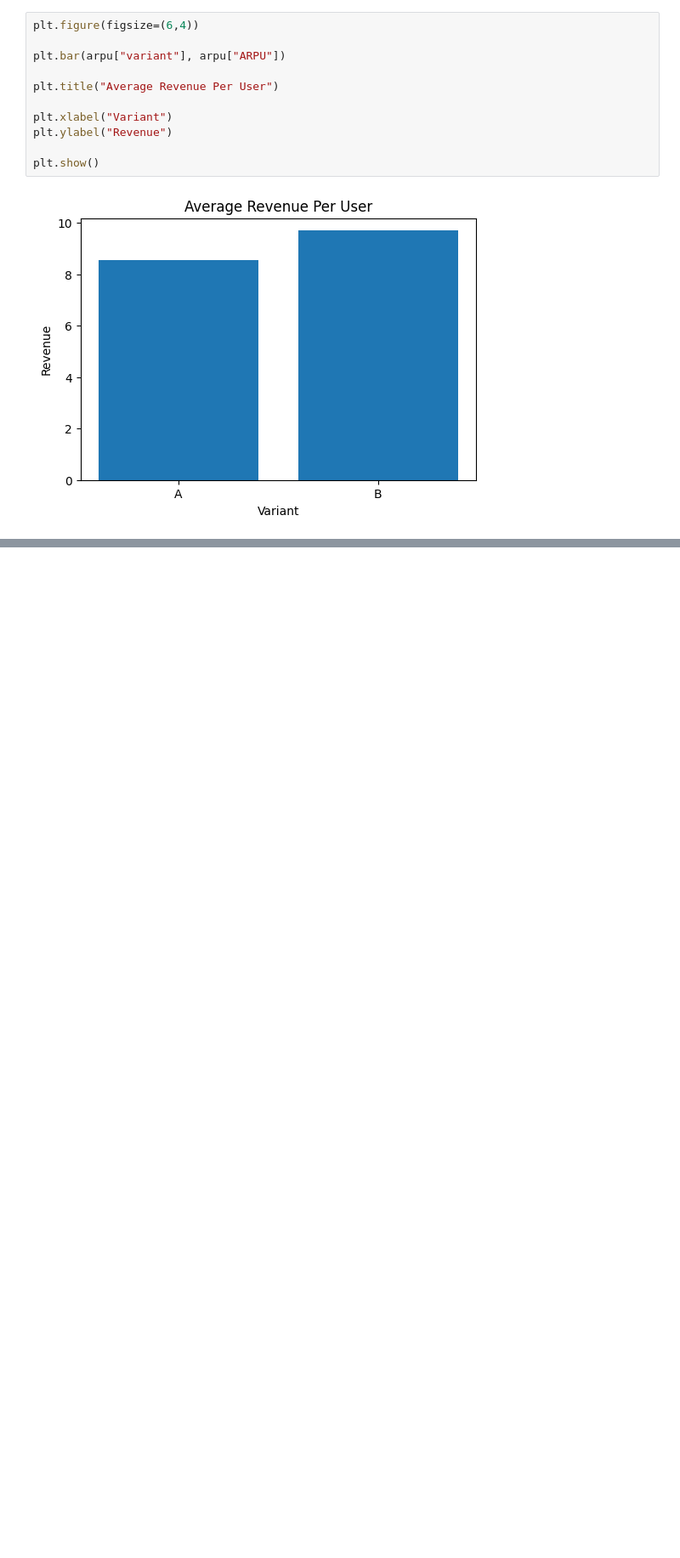
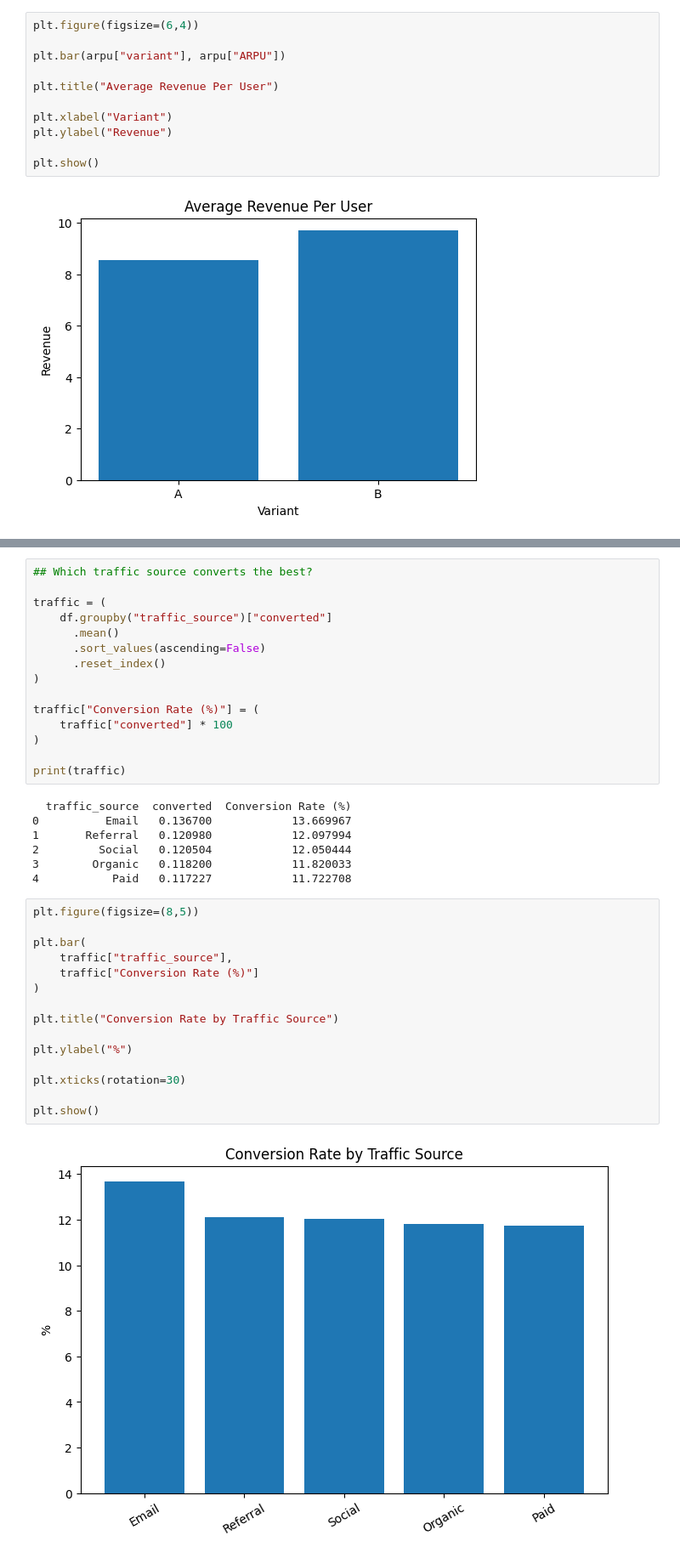
Before and after one commit to projit-1/AB_Testing_Product_Data, a Jupyter notebook: AB_Testing_Product_Data.ipynb, the cells around one changed output, grey strips where cells are left out. Shown at 85% size. Drawn from its saved outputs; the diff is of its cells as text; blank space fills up the shorter version.

```diff
--- a/AB_Testing_Product_Data.ipynb
+++ b/AB_Testing_Product_Data.ipynb
@@ -165,0 +257,39 @@ plt.show()
+# %%
+## Which traffic source converts the best?
+
+traffic = (
+    df.groupby("traffic_source")["converted"]
+      .mean()
+      .sort_values(ascending=False)
+      .reset_index()
+)
+
+traffic["Conversion Rate (%)"] = (
+    traffic["converted"] * 100
+)
+
+print(traffic)
+# %% [output]
+  traffic_source  converted  Conversion Rate (%)
+0          Email   0.136700            13.669967
+1       Referral   0.120980            12.097994
+2         Social   0.120504            12.050444
+3        Organic   0.118200            11.820033
+4           Paid   0.117227            11.722708
+# %%
+plt.figure(figsize=(8,5))
+
+plt.bar(
+    traffic["traffic_source"],
+    traffic["Conversion Rate (%)"]
+)
+
+plt.title("Conversion Rate by Traffic Source")
+
+plt.ylabel("%")
+
+plt.xticks(rotation=30)
+
+plt.show()
+# %% [output]
+[figure, added]
```
Also changed, not shown: parts of 19 cells of this notebook.
